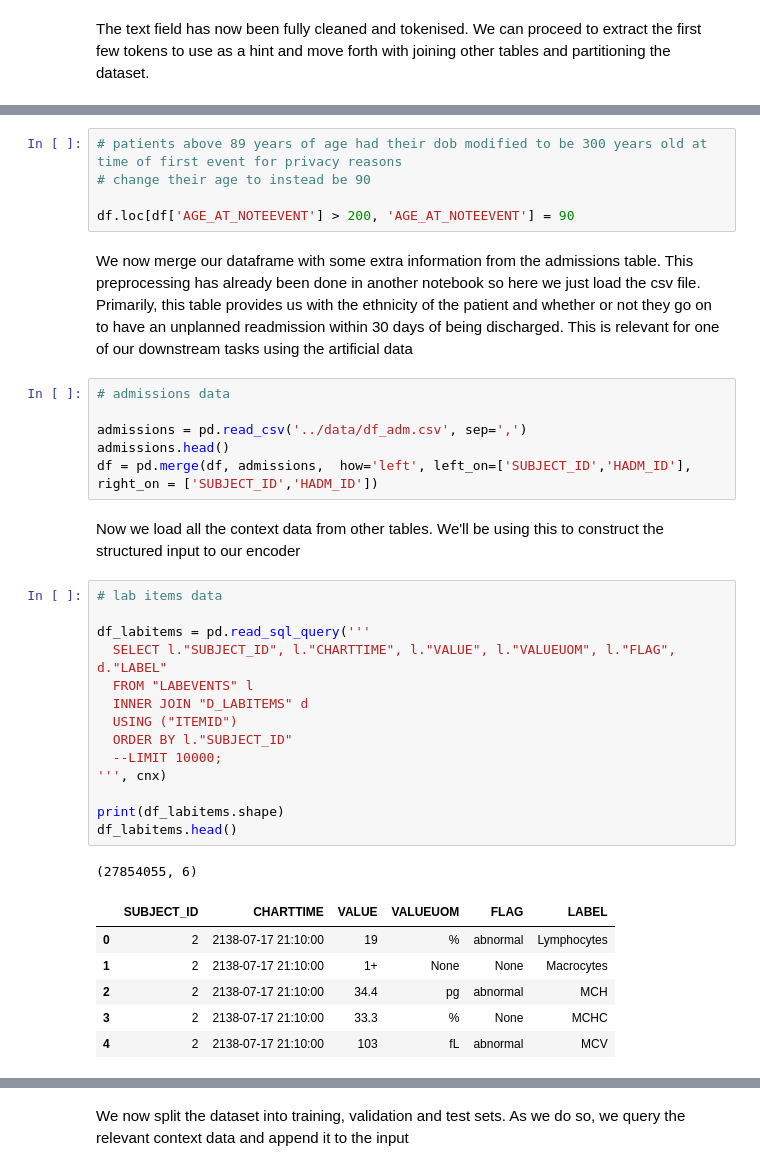
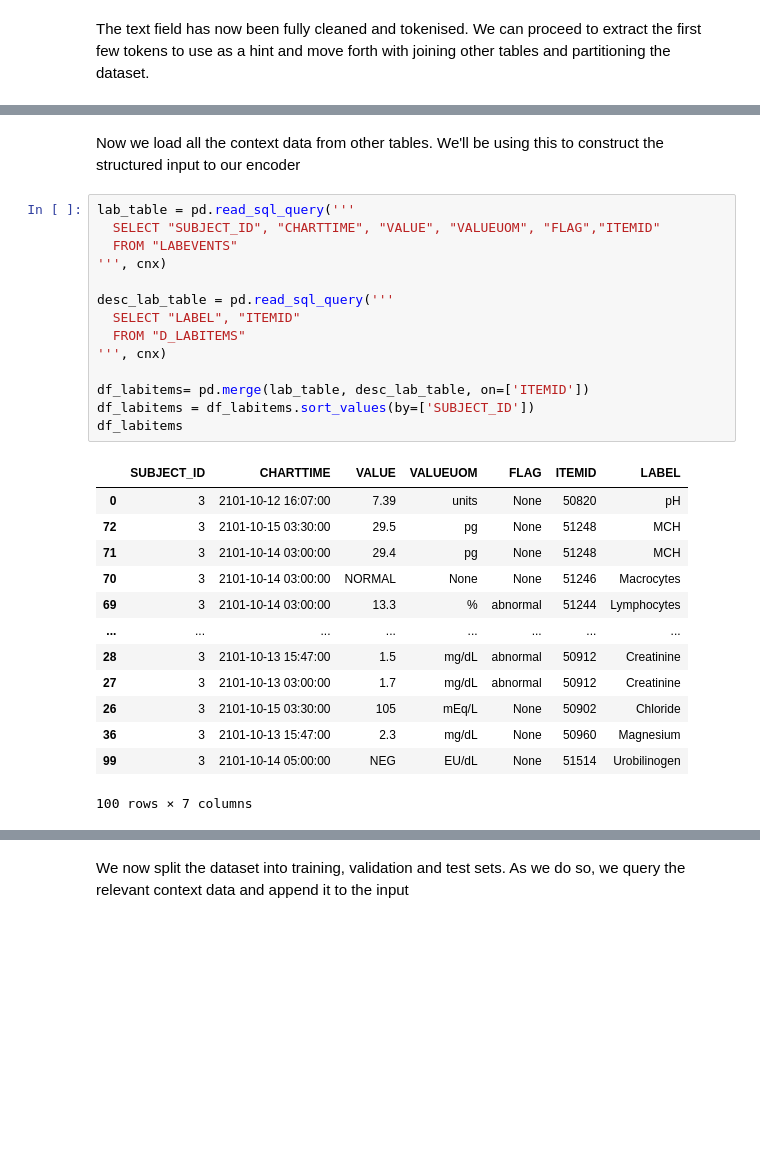
Before and after one commit to nehalb123/SyntheticMedicalDataGeneration, a Jupyter notebook: experimentalSetup/data_preprocessing&splitting.ipynb, the cells around one changed output, grey strips where cells are left out. Cells and saved outputs as stored; diff of their text form; blank space fills up the shorter version.

Commit message:
Preprocess changes and gpt 2 addition
Preprocessed changed to experimental setup. contextual data split needs to be changed.
GPT 2 need not be changed
transformer -to be changed

```diff
--- a/pre-process files/03_preprocess_discharge_summaries.ipynb
+++ b/experimentalSetup/data_preprocessing&splitting.ipynb
@@ -454,41 +398,34 @@ df.head()
 | 2 | 6 | 2109-06-21 00:00:00 | F | 107064.0 | Discharge summary | 2175-06-15 | 20825 | 66 | admission date : [ 2175/5/30 ] di... | ... |
 | 3 | 9 | 2108-01-26 00:00:00 | M | 150750.0 | Discharge summary | 2149-11-14 | 57115 | 42 | name : [ known lastname 10050 ] ,... | ... |
 | 4 | 9 | 2108-01-26 00:00:00 | M | 150750.0 | Discharge summary | 2149-11-13 | 20070 | 42 | admission date : [ 2149/11/9 ] di... | ... |
-# %%
-# patients above 89 years of age had their dob modified to be 300 years old at time of first event for privacy reasons
-# change their age to instead be 90
-
-df.loc[df['AGE_AT_NOTEEVENT'] > 200, 'AGE_AT_NOTEEVENT'] = 90
-# %% [markdown]
-We now merge our dataframe with some extra information from the admissions table. This preprocessing has already been done in another notebook so here we just load the csv file. Primarily, this table provides us with the ethnicity of the patient and whether or not they go on to have an unplanned readmission within 30 days of being discharged. This is relevant for one of our downstream tasks using the artificial data
-# %%
-# admissions data
-
-admissions = pd.read_csv('../data/df_adm.csv', sep=',')
-admissions.head()
-df = pd.merge(df, admissions,  how='left', left_on=['SUBJECT_ID','HADM_ID'], right_on = ['SUBJECT_ID','HADM_ID'])
 # %% [markdown]
 Now we load all the context data from other tables. We'll be using this to construct the structured input to our encoder
-# %%
-# lab items data
-
-df_labitems = pd.read_sql_query('''
-  SELECT l."SUBJECT_ID", l."CHARTTIME", l."VALUE", l."VALUEUOM", l."FLAG", d."LABEL"
-  FROM "LABEVENTS" l
-  INNER JOIN "D_LABITEMS" d
-  USING ("ITEMID")
-  ORDER BY l."SUBJECT_ID"
-  --LIMIT 10000;
-''', cnx)
-
-print(df_labitems.shape)
-df_labitems.head()
-# %% [output]
-(27854055, 6)
-|  | SUBJECT_ID | CHARTTIME | VALUE | VALUEUOM | FLAG | LABEL |
-| 0 | 2 | 2138-07-17 21:10:00 | 19 | % | abnormal | Lymphocytes |
-| 1 | 2 | 2138-07-17 21:10:00 | 1+ | None | None | Macrocytes |
-| 2 | 2 | 2138-07-17 21:10:00 | 34.4 | pg | abnormal | MCH |
-| 3 | 2 | 2138-07-17 21:10:00 | 33.3 | % | None | MCHC |
-| 4 | 2 | 2138-07-17 21:10:00 | 103 | fL | abnormal | MCV |
+# %%
+lab_table = pd.read_sql_query('''
+  SELECT "SUBJECT_ID", "CHARTTIME", "VALUE", "VALUEUOM", "FLAG","ITEMID"
+  FROM "LABEVENTS"
+''', cnx)
+
+desc_lab_table = pd.read_sql_query('''
+  SELECT "LABEL", "ITEMID"
+  FROM "D_LABITEMS"
+''', cnx)
+
+df_labitems= pd.merge(lab_table, desc_lab_table, on=['ITEMID'])
+df_labitems = df_labitems.sort_values(by=['SUBJECT_ID'])
+df_labitems
+# %% [output]
+|  | SUBJECT_ID | CHARTTIME | VALUE | VALUEUOM | FLAG | ITEMID | LABEL |
+| 0 | 3 | 2101-10-12 16:07:00 | 7.39 | units | None | 50820 | pH |
+| 72 | 3 | 2101-10-15 03:30:00 | 29.5 | pg | None | 51248 | MCH |
+| 71 | 3 | 2101-10-14 03:00:00 | 29.4 | pg | None | 51248 | MCH |
+| 70 | 3 | 2101-10-14 03:00:00 | NORMAL | None | None | 51246 | Macrocytes |
+| 69 | 3 | 2101-10-14 03:00:00 | 13.3 | % | abnormal | 51244 | Lymphocytes |
+| ... | ... | ... | ... | ... | ... | ... | ... |
+| 28 | 3 | 2101-10-13 15:47:00 | 1.5 | mg/dL | abnormal | 50912 | Creatinine |
+| 27 | 3 | 2101-10-13 03:00:00 | 1.7 | mg/dL | abnormal | 50912 | Creatinine |
+| 26 | 3 | 2101-10-15 03:30:00 | 105 | mEq/L | None | 50902 | Chloride |
+| 36 | 3 | 2101-10-13 15:47:00 | 2.3 | mg/dL | None | 50960 | Magnesium |
+| 99 | 3 | 2101-10-14 05:00:00 | NEG | EU/dL | None | 51514 | Urobilinogen |
+100 rows × 7 columns
 # %%
```
Also changed, not shown: parts of 26 cells of this notebook, 20 other files.
